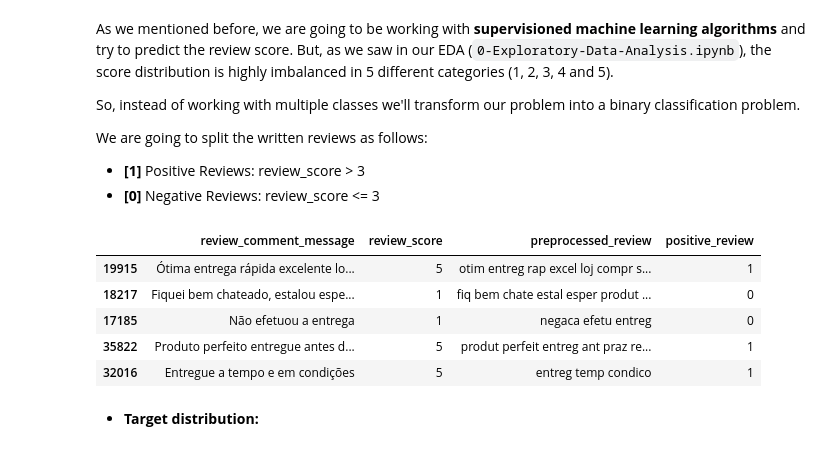
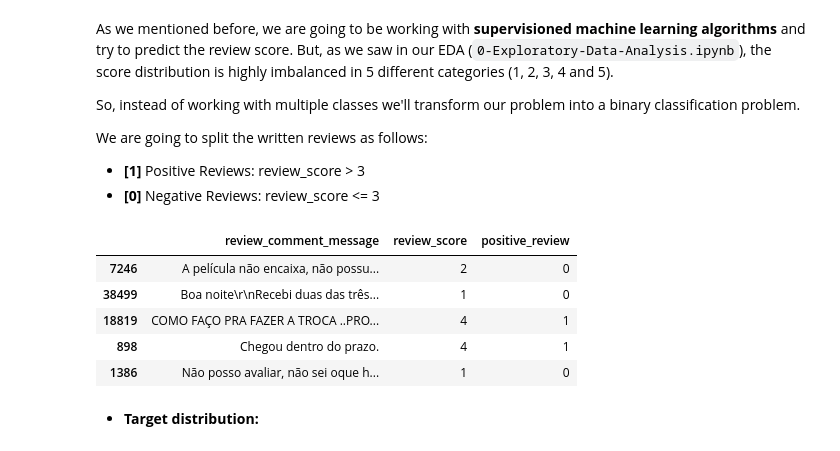
Before and after one commit to kimurarh/ecommerce-review-classification, a Jupyter notebook: 2-Vectorization-Methods-and-Classification.ipynb, the cells around one changed output. Cells and saved outputs as stored; diff of their text form; code cells hidden in the pictures.

```diff
--- a/2-Vectorization-Methods-and-Classification.ipynb
+++ b/2-Vectorization-Methods-and-Classification.ipynb
@@ -64,15 +71,16 @@ We are going to split the written reviews as follows:
 - **[1]** Positive Reviews: review_score > 3
 - **[0]** Negative Reviews: review_score <= 3
 # %%
-reviews_df["positive_review"] = reviews_df['review_score'].apply(lambda x: 1 if x>3 else 0)
+reviews_df["positive_review"] = (reviews_df['review_score']
+                                 .apply(lambda x: 1 if x>3 else 0))
 reviews_df.sample(5)
 # %% [output]
-|  | review_comment_message | review_score | preprocessed_review | positive_review |
-| 19915 | Ótima entrega rápida excelente lo... | 5 | otim entreg rap excel loj compr s... | 1 |
-| 18217 | Fiquei bem chateado, estalou espe... | 1 | fiq bem chate estal esper produt ... | 0 |
-| 17185 | Não efetuou a entrega | 1 | negaca efetu entreg | 0 |
-| 35822 | Produto perfeito entregue antes d... | 5 | produt perfeit entreg ant praz re... | 1 |
-| 32016 | Entregue a tempo e em condições | 5 | entreg temp condico | 1 |
+|  | review_comment_message | review_score | positive_review |
+| 7246 | A película não encaixa, não possu... | 2 | 0 |
+| 38499 | Boa noite\r\nRecebi duas das três... | 1 | 0 |
+| 18819 | COMO FAÇO PRA FAZER A TROCA ..PRO... | 4 | 1 |
+| 898 | Chegou dentro do prazo. | 4 | 1 |
+| 1386 | Não posso avaliar, não sei oque h... | 1 | 0 |
 # %% [markdown]
 - **Target distribution:**
 # %%
```
Also changed, not shown: parts of 14 cells of this notebook.
